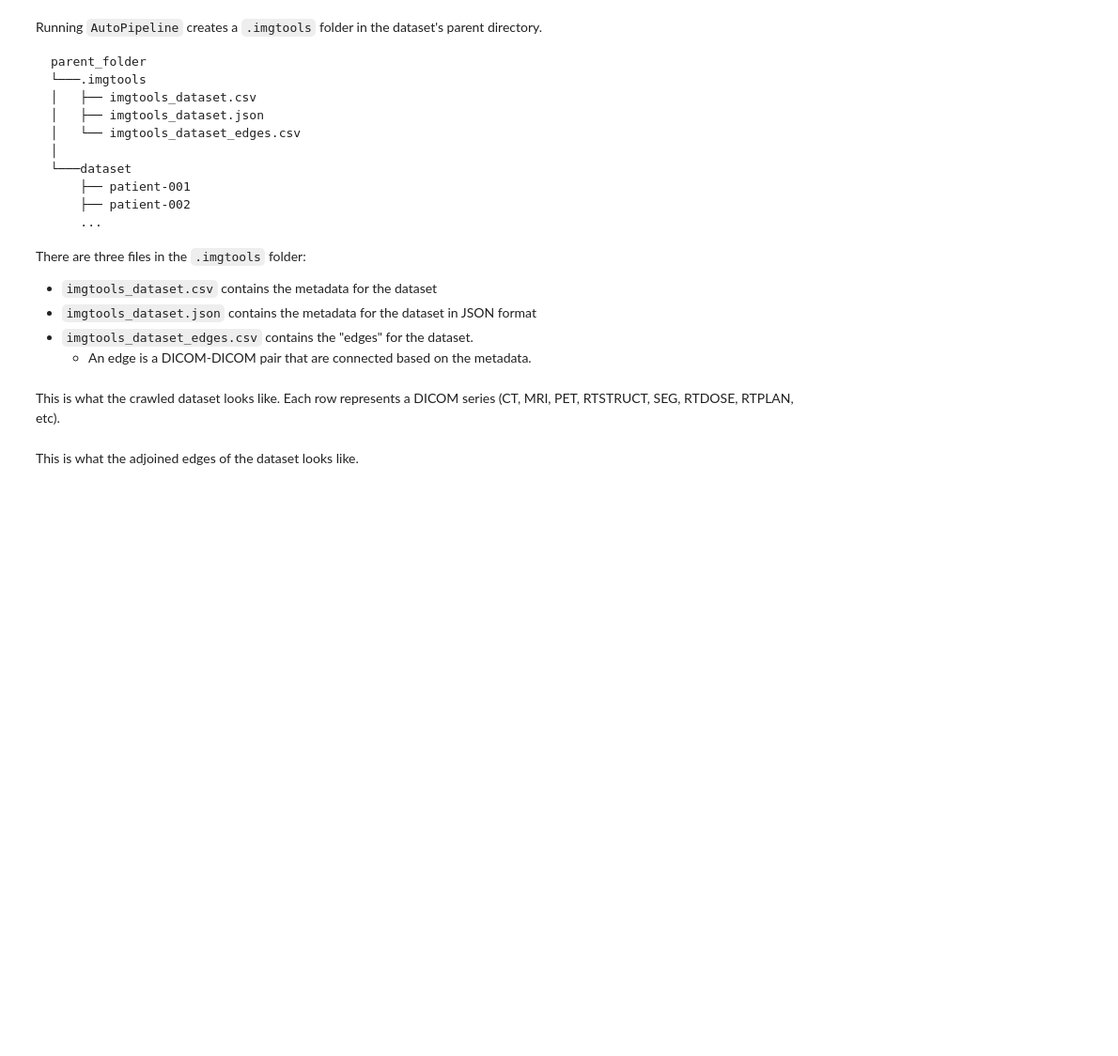
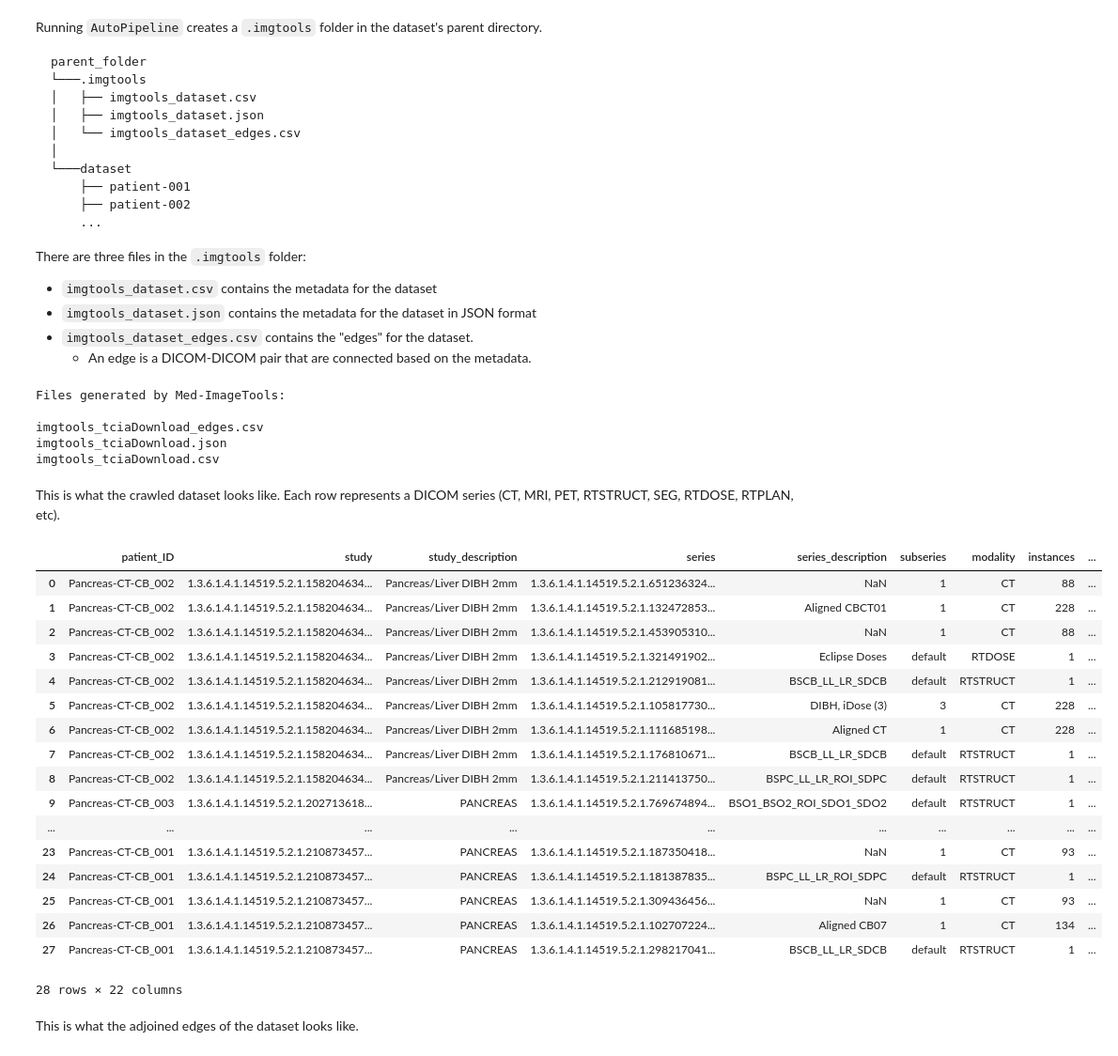
Before and after one commit to kirbyju/TCIA_Notebooks, a Jupyter notebook: TCIA_MedImageTools.ipynb, the cells around one changed output. Shown at 94% size. Cells and saved outputs as stored; diff of their text form; code cells hidden in the pictures; blank space fills up the shorter version.

```diff
--- a/TCIA_MedImageTools.ipynb
+++ b/TCIA_MedImageTools.ipynb
@@ -38,5 +121,8 @@ OUTPUT_PATH ="/path/to/output/folder"
 Now let's dry-run AutoPipeline to understand it's crawl functionality.
 We'll use the same command, but add the **--dry-run** flag to see what it would do without actually running it.
+# %%
+INPUT_PATH  ="tciaDownload"
+OUTPUT_PATH ="autoPipeline"
 # %%
 !autopipeline \
      $INPUT_PATH \
@@ -67,21 +166,43 @@ There are three files in the `.imgtools` folder:
 * `imgtools_dataset_edges.csv` contains the "edges" for the dataset.
     * An edge is a DICOM-DICOM pair that are connected based on the metadata.
 # %%
-import pandas as pd
-import os
-
 parent_folder   = os.path.dirname(INPUT_PATH)
 imgtools_folder = os.path.join(parent_folder, ".imgtools")
 imgtools_files  = os.listdir(imgtools_folder)
 
 print("Files generated by Med-ImageTools:\n")
 print("\n".join(imgtools_files))
+# %% [output]
+Files generated by Med-ImageTools:
+
+imgtools_tciaDownload_edges.csv
+imgtools_tciaDownload.json
+imgtools_tciaDownload.csv
 # %% [markdown]
 This is what the crawled dataset looks like.
 Each row represents a DICOM series (CT, MRI, PET, RTSTRUCT, SEG, RTDOSE, RTPLAN, etc).
 # %%
-df_crawl = pd.read_csv(os.path.join(imgtools_folder, imgtools_files[0]), index_col=0)
-df_crawl.head(5)
+df_crawl = pd.read_csv(os.path.join(imgtools_folder, imgtools_files[-1]), index_col=0)
+df_crawl
+# %% [output]
+|  | patient_ID | study | study_description | series | series_description | subseries | modality | instances | ... |
+| 0 | Pancreas-CT-CB_002 | 1.3.6.1.4.1.14519.5.2.1.158204634... | Pancreas/Liver DIBH 2mm | 1.3.6.1.4.1.14519.5.2.1.651236324... | NaN | 1 | CT | 88 | ... |
+| 1 | Pancreas-CT-CB_002 | 1.3.6.1.4.1.14519.5.2.1.158204634... | Pancreas/Liver DIBH 2mm | 1.3.6.1.4.1.14519.5.2.1.132472853... | Aligned CBCT01 | 1 | CT | 228 | ... |
+| 2 | Pancreas-CT-CB_002 | 1.3.6.1.4.1.14519.5.2.1.158204634... | Pancreas/Liver DIBH 2mm | 1.3.6.1.4.1.14519.5.2.1.453905310... | NaN | 1 | CT | 88 | ... |
+| 3 | Pancreas-CT-CB_002 | 1.3.6.1.4.1.14519.5.2.1.158204634... | Pancreas/Liver DIBH 2mm | 1.3.6.1.4.1.14519.5.2.1.321491902... | Eclipse Doses | default | RTDOSE | 1 | ... |
+| 4 | Pancreas-CT-CB_002 | 1.3.6.1.4.1.14519.5.2.1.158204634... | Pancreas/Liver DIBH 2mm | 1.3.6.1.4.1.14519.5.2.1.212919081... | BSCB_LL_LR_SDCB | default | RTSTRUCT | 1 | ... |
+| 5 | Pancreas-CT-CB_002 | 1.3.6.1.4.1.14519.5.2.1.158204634... | Pancreas/Liver DIBH 2mm | 1.3.6.1.4.1.14519.5.2.1.105817730... | DIBH, iDose (3) | 3 | CT | 228 | ... |
+| 6 | Pancreas-CT-CB_002 | 1.3.6.1.4.1.14519.5.2.1.158204634... | Pancreas/Liver DIBH 2mm | 1.3.6.1.4.1.14519.5.2.1.111685198... | Aligned CT | 1 | CT | 228 | ... |
+| 7 | Pancreas-CT-CB_002 | 1.3.6.1.4.1.14519.5.2.1.158204634... | Pancreas/Liver DIBH 2mm | 1.3.6.1.4.1.14519.5.2.1.176810671... | BSCB_LL_LR_SDCB | default | RTSTRUCT | 1 | ... |
+| 8 | Pancreas-CT-CB_002 | 1.3.6.1.4.1.14519.5.2.1.158204634... | Pancreas/Liver DIBH 2mm | 1.3.6.1.4.1.14519.5.2.1.211413750... | BSPC_LL_LR_ROI_SDPC | default | RTSTRUCT | 1 | ... |
+| 9 | Pancreas-CT-CB_003 | 1.3.6.1.4.1.14519.5.2.1.202713618... | PANCREAS | 1.3.6.1.4.1.14519.5.2.1.769674894... | BSO1_BSO2_ROI_SDO1_SDO2 | default | RTSTRUCT | 1 | ... |
+| ... | ... | ... | ... | ... | ... | ... | ... | ... | ... |
+| 23 | Pancreas-CT-CB_001 | 1.3.6.1.4.1.14519.5.2.1.210873457... | PANCREAS | 1.3.6.1.4.1.14519.5.2.1.187350418... | NaN | 1 | CT | 93 | ... |
+| 24 | Pancreas-CT-CB_001 | 1.3.6.1.4.1.14519.5.2.1.210873457... | PANCREAS | 1.3.6.1.4.1.14519.5.2.1.181387835... | BSPC_LL_LR_ROI_SDPC | default | RTSTRUCT | 1 | ... |
+| 25 | Pancreas-CT-CB_001 | 1.3.6.1.4.1.14519.5.2.1.210873457... | PANCREAS | 1.3.6.1.4.1.14519.5.2.1.309436456... | NaN | 1 | CT | 93 | ... |
+| 26 | Pancreas-CT-CB_001 | 1.3.6.1.4.1.14519.5.2.1.210873457... | PANCREAS | 1.3.6.1.4.1.14519.5.2.1.102707224... | Aligned CB07 | 1 | CT | 134 | ... |
+| 27 | Pancreas-CT-CB_001 | 1.3.6.1.4.1.14519.5.2.1.210873457... | PANCREAS | 1.3.6.1.4.1.14519.5.2.1.298217041... | BSCB_LL_LR_SDCB | default | RTSTRUCT | 1 | ... |
+28 rows × 22 columns
 # %% [markdown]
 This is what the adjoined edges of the dataset looks like.
 # %%
```
Also changed, not shown: parts of 23 cells of this notebook.
